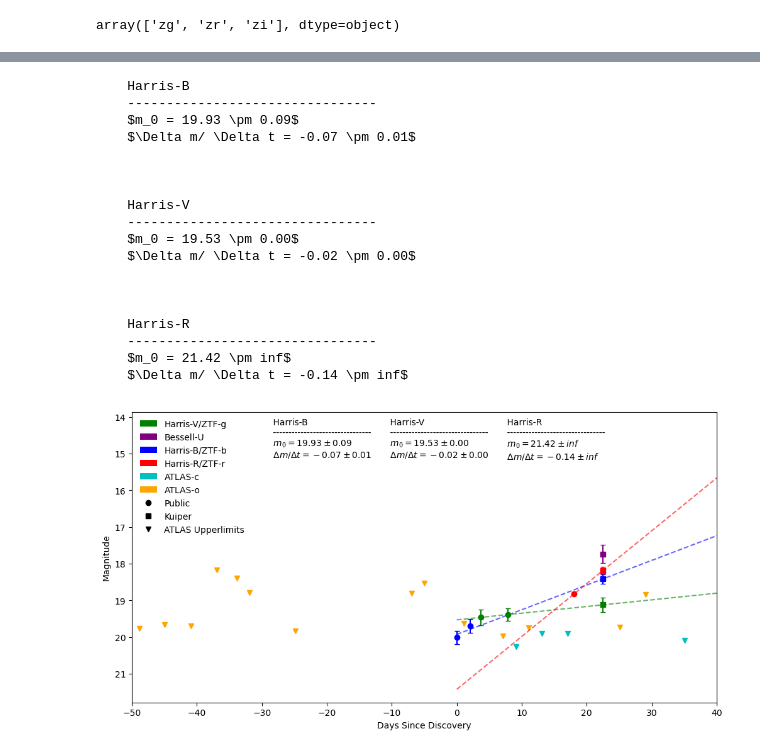
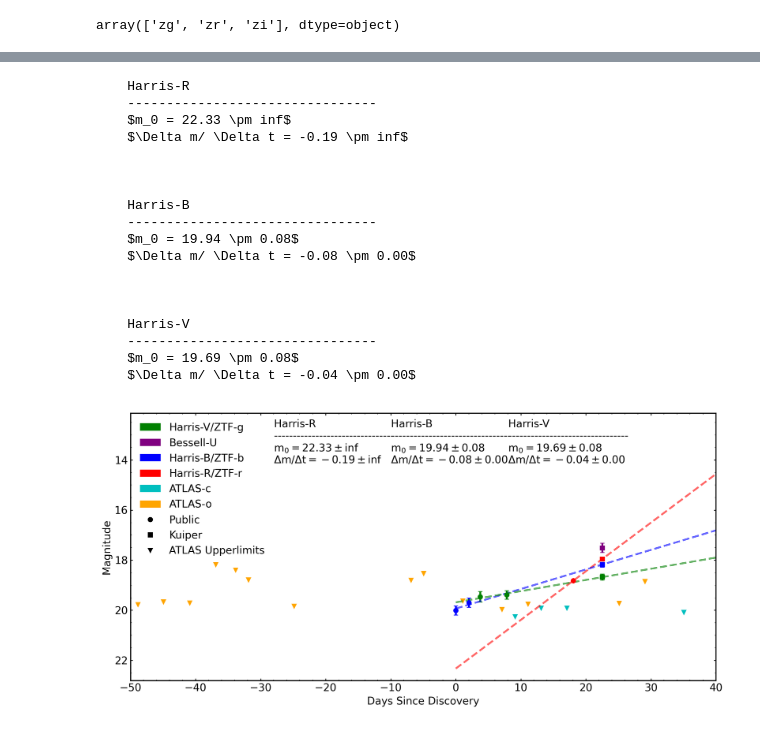
Before and after one commit to noahfranz13/SO-Classes, a Jupyter notebook: ASTR518/project/analysis/analysis.ipynb, the cells around one changed output, grey strips where cells are left out. Saved outputs shown, nothing was run; the diff lists cells and outputs as text; code cells hidden in the pictures.

```diff
--- a/ASTR518/project/analysis/analysis.ipynb
+++ b/ASTR518/project/analysis/analysis.ipynb
@@ -251,7 +258,7 @@ ax.legend(
 def linear_model(days, mag, mag0):
     return mag0 + days*mag
 
-x0, y0 = -30, 13.75
+x0, y0 = -30, 11.9
 for _, row in data.iterrows():
     mags = [row.mag] + list(public_phot[public_phot.color == color_map[row.FILTER]].mag)
     mags_err = [row.mag_err] + list(public_phot[public_phot.color == color_map[row.FILTER]].mag_err)
@@ -263,42 +270,42 @@ for _, row in data.iterrows():
     perr = np.sqrt(np.diag(pcov))
     xdata = np.linspace(0, 50)
     yfit = linear_model(xdata, *popt)
     ax.plot(xdata, yfit, color=color_map[row.FILTER], linestyle='--', alpha=0.6)
 
     res_txt = rf"""
     {row.FILTER}
     --------------------------------
     $m_0 = {popt[1]:.2f} \pm {perr[1]:.2f}$
     $\Delta m/ \Delta t = {popt[0]:.2f} \pm {perr[0]:.2f}$
     """
     print(res_txt)
     print()
 
     ax.text(x0, y0, res_txt, verticalalignment="top", horizontalalignment="left")
     x0 += 18
 
 ax.invert_yaxis()
 
 ax.set_xlim(-50, 40)
 
 fig.savefig("lightcurve.png")
 # %% [output]
+    Harris-R
+    --------------------------------
+    $m_0 = 22.33 \pm inf$
+    $\Delta m/ \Delta t = -0.19 \pm inf$
+
+
+
     Harris-B
     --------------------------------
-    $m_0 = 19.93 \pm 0.09$
-    $\Delta m/ \Delta t = -0.07 \pm 0.01$
+    $m_0 = 19.94 \pm 0.08$
+    $\Delta m/ \Delta t = -0.08 \pm 0.00$
 
 
 
     Harris-V
     --------------------------------
-    $m_0 = 19.53 \pm 0.00$
-    $\Delta m/ \Delta t = -0.02 \pm 0.00$
-
-
-
-    Harris-R
-    --------------------------------
-    $m_0 = 21.42 \pm inf$
-    $\Delta m/ \Delta t = -0.14 \pm inf$
+    $m_0 = 19.69 \pm 0.08$
+    $\Delta m/ \Delta t = -0.04 \pm 0.00$
-[figure, old version]
+[figure, new version]
```
Also changed, not shown: parts of 2 cells of this notebook, 19 other files.
